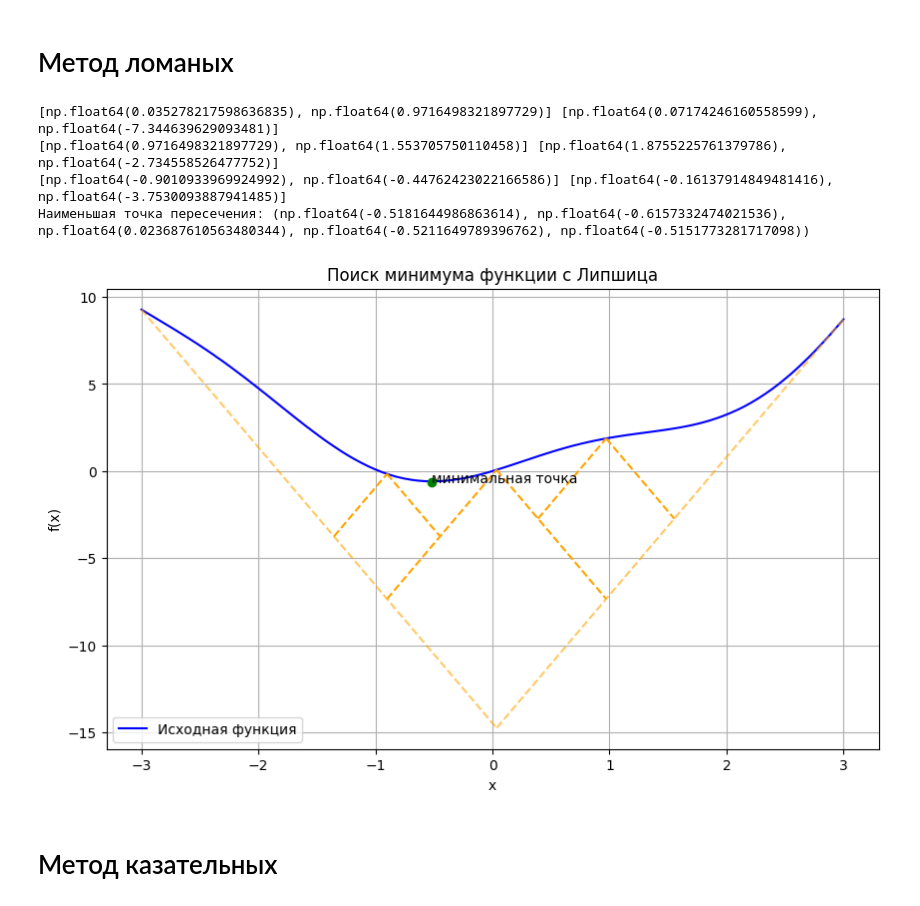
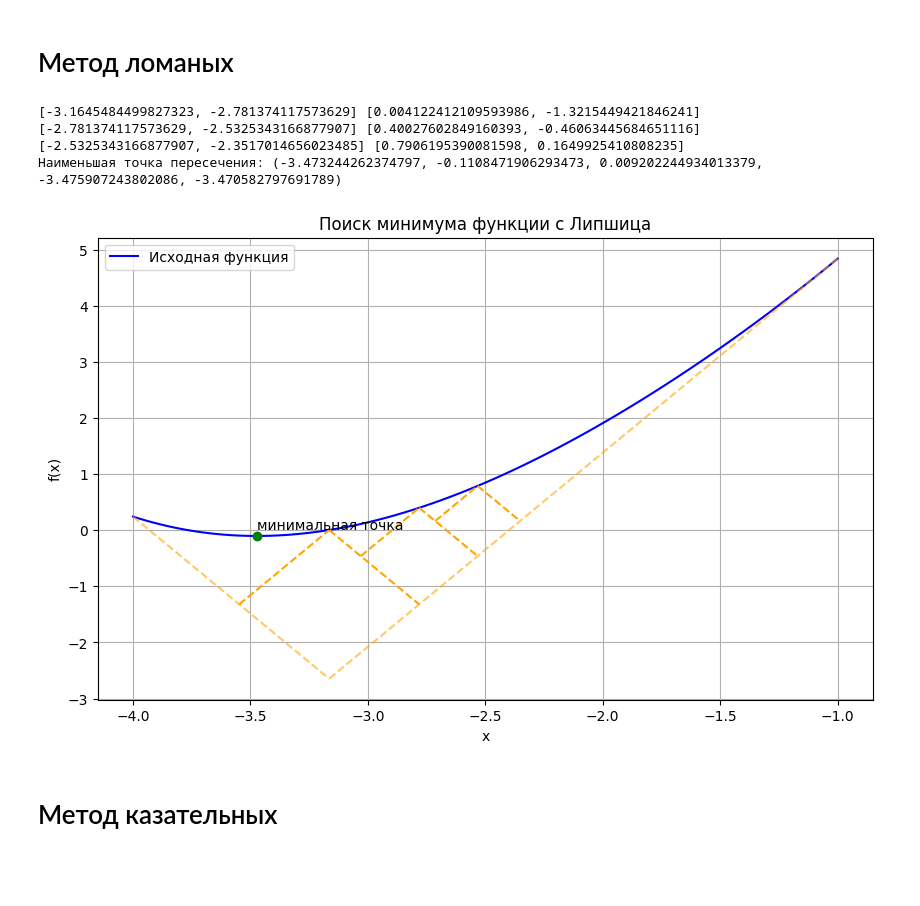
Before and after one commit to KadilenkoIvan/optimization-methods, a Jupyter notebook: 4.ipynb, the cells around one changed output. Cells and saved outputs as stored; diff of their text form; code cells hidden in the pictures; blank space fills up the shorter version.

```diff
--- a/4.ipynb
+++ b/4.ipynb
@@ -19,6 +19,9 @@ def func5(x):
 
 def func5_chord(x):
     return 2*x + 2*np.cos(2*x)
+
+def func6(x):
+    return -np.sin(x) + (x + 3)**2
 # %% [markdown]
 # Метод ломаных
 # %%
@@ -111,41 +114,41 @@ def find_minimum(f, a, b, epsilon, n, max_iterations=1000):
     # Визуализация линий Липшица
     #print(min(len(intersections), len(intersections), intersections))
     for i in range(min(len(intersections), 1)):
         inter_x, inter_y, distance, _, _ = intersections[i]
         #plt.plot(inter_x, f(inter_x), 'ro')  # Точка пересечения
         #plt.text(inter_x, f(inter_x), f'point {i+1}', fontsize=8, verticalalignment='bottom', color='black', )
 
         # Рисуем линии Липшица под графиком функции
         plt.plot([a, inter_x_for_plt], [f(a), inter_y_for_plt], color='orange', linestyle='--', alpha=0.6)
         plt.plot([b, inter_x_for_plt], [f(b), inter_y_for_plt], color='orange', linestyle='--', alpha=0.6)
 
     plt.title('Поиск минимума функции с Липшица')
     plt.xlabel('x')
     plt.ylabel('f(x)')
     plt.grid()
     plt.legend()
 
     return min_intersection
 
 # Задаем интервал и количество точек
-a = -3
-b = 3
+a = -4
+b = -1
 n = 100
 epsilon = 0.01  # Заданный порог для остановки
 
 # Нахождение минимума
-min_intersection = find_minimum(func5, a, b, epsilon, n)
+min_intersection = find_minimum(func6, a, b, epsilon, n)
 print("Наименьшая точка пересечения:", min_intersection)
 
 plt.plot(min_intersection[0], min_intersection[1], 'go')  # Точка пересечения
 plt.text(min_intersection[0], min_intersection[1] + 0.2, f'минимальная точка', fontsize=10, verticalalignment='center', color='black', )
 plt.show()
 # %% [output]
-[np.float64(0.035278217598636835), np.float64(0.9716498321897729)] [np.float64(0.07174246160558599), np.float64(-7.344639629093481)]
-[np.float64(0.9716498321897729), np.float64(1.553705750110458)] [np.float64(1.8755225761379786), np.float64(-2.734558526477752)]
-[np.float64(-0.9010933969924992), np.float64(-0.44762423022166586)] [np.float64(-0.16137914849481416), np.float64(-3.7530093887941485)]
-Наименьшая точка пересечения: (np.float64(-0.5181644986863614), np.float64(-0.6157332474021536), np.float64(0.023687610563480344), np.float64(-0.5211649789396762), np.float64(-0.5151773281717098))
+[-3.1645484499827323, -2.781374117573629] [0.004122412109593986, -1.3215449421846241]
+[-2.781374117573629, -2.5325343166877907] [0.40027602849160393, -0.46063445684651116]
+[-2.5325343166877907, -2.3517014656023485] [0.7906195390081598, 0.1649925410808235]
+Наименьшая точка пересечения: (-3.473244262374797, -0.1108471906293473, 0.009202244934013379, -3.475907243802086, -3.470582797691789)
-[figure, old version]
+[figure, new version]
 # %% [markdown]
 # Метод казательных
 # %%
```
Also changed, not shown: parts of 1 cell of this notebook.
